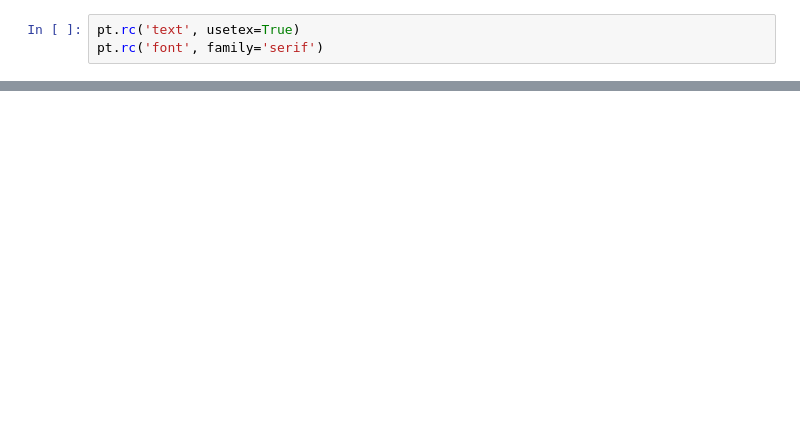
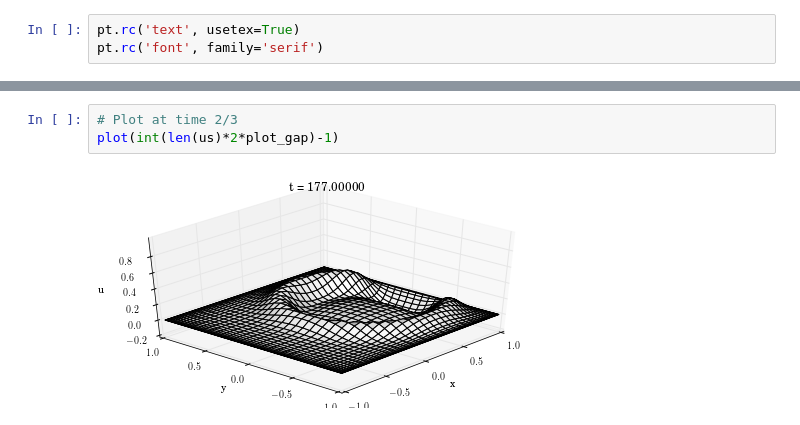
Before and after one commit to Jordi-Ab/SciCompAndC-, a Jupyter notebook: Coursework3/Plotting Q4.ipynb, the cells around one changed output, grey strips where cells are left out. Saved outputs shown, nothing was run; the diff lists cells and outputs as text; blank space fills up the shorter version.

```diff
--- a/Coursework3/Plotting Q4.ipynb
+++ b/Coursework3/Plotting Q4.ipynb
@@ -112,0 +53,5 @@ print(uu2)
+# %%
+# Plot at time 2/3
+plot(int(len(us)*2*plot_gap)-1)
+# %% [output]
+[figure, added]
```
Also changed, not shown: parts of 27 cells of this notebook, 9 other files.
